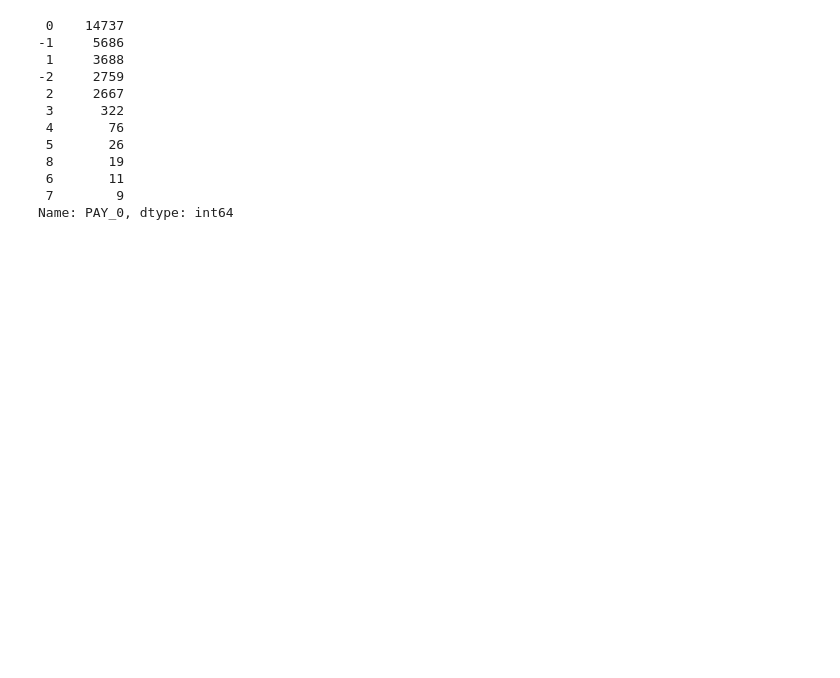
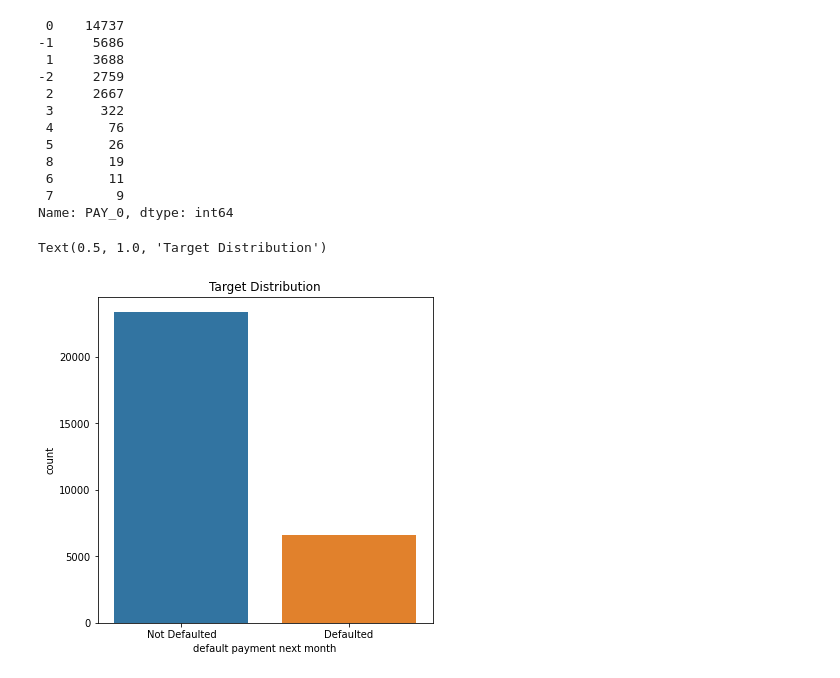
Before and after one commit to elvern18/Credit-Card-Default, a Jupyter notebook: BT2103 Project.ipynb, the cells around one changed output. Drawn from its saved outputs; the diff is of its cells as text; code cells hidden in the pictures; blank space fills up the shorter version.

```diff
--- a/BT2103 Project.ipynb
+++ b/BT2103 Project.ipynb
@@ -197 +201,7 @@ df.EDUCATION.value_counts().plot(kind = "barh")
 [figure]
+# %%
+# From the Data Description given, we know that in df.EDUCATION, 5 and 6 represents "unknown"
+#Changing 0,5 and 6 to keep it under 1 category.
+
+df['EDUCATION'].replace({0:1,1:1,2:2,3:3,4:4,5:1,6:1}, inplace=True)
+df.EDUCATION.value_counts()
@@ -213,3 +229,12 @@ df['PAY_0'].value_counts()
  6       11
  7        9
 Name: PAY_0, dtype: int64
+# %%
+# Lets visualize the target column "default.payment.next.month"
+plt.figure(figsize=(6,6))
+sns.countplot(x='default payment next month', data=df)
+plt.xticks([0,1], labels=["Not Defaulted", "Defaulted"])
+plt.title("Target Distribution")
+# %% [output]
+Text(0.5, 1.0, 'Target Distribution')
+[figure, added]
```
Also changed, not shown: parts of 6 cells of this notebook.
